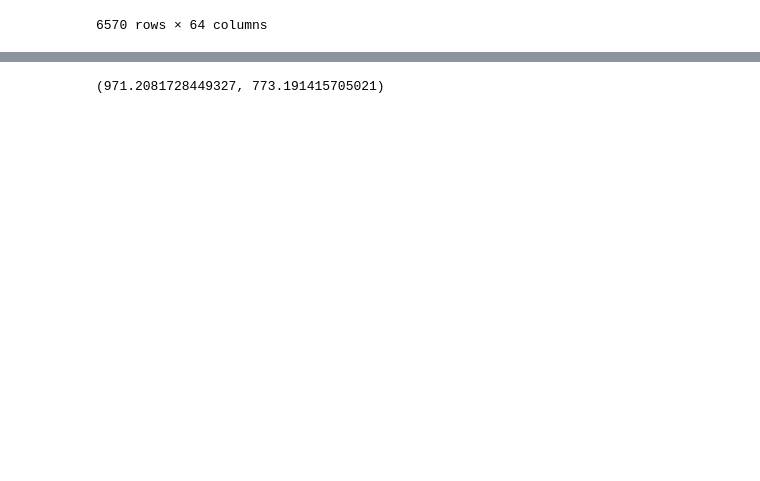
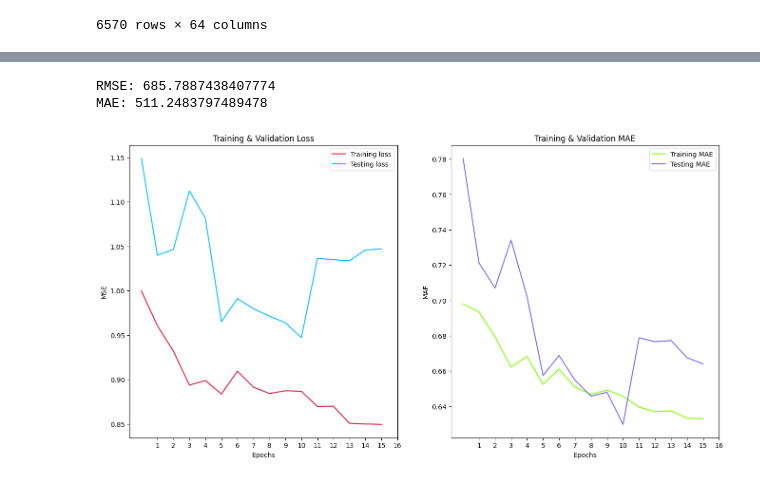
Before and after one commit to Joeszl/Traffic-Flow-Forecasting, a Jupyter notebook: code/03-modeling.ipynb, the cells around one changed output, grey strips where cells are left out. Cells and saved outputs as stored; diff of their text form; code cells hidden in the pictures; blank space fills up the shorter version.

```diff
--- a/code/03-modeling.ipynb
+++ b/code/03-modeling.ipynb
@@ -734,8 +776,8 @@ y_train_sc = scy.fit_transform(y_train)
 y_test_sc = scy.transform(y_test)
 # %%
 seq_len = 24
-batch_size = 2
-sampling_rate = 2
+batch_size = 8
+sampling_rate = 1
 
 train_gen = timeseries_dataset_from_array(
     X_train_sc,
@@ -752,9 +794,12 @@ val_gen = timeseries_dataset_from_array(
     sampling_rate = sampling_rate)
 # %%
 model = Sequential()
+es = EarlyStopping(patience=5)
 
 model.add(Input(shape=(seq_len, X_train.shape[1])))
-model.add(LSTM(32, return_sequences = True))
+
+model.add(BatchNormalization())
+model.add(LSTM(32, return_sequences = True, kernel_regularizer=l2(0.01)))
 model.add(Dropout(0.2))
 
 model.add(LSTM(32))
@@ -764,5 +809,8 @@ model.add(Dense(len(y_train.columns)))
 
 model.compile(loss = 'mse', optimizer = 'rmsprop', metrics = ['mae'])
 
-history = model.fit(train_gen, validation_data = val_gen, epochs = 10)
+history = model.fit(train_gen,
+                    validation_data = val_gen,
+                    epochs = 20,
+                    callbacks=es)
 # %% [output]
@@ -798,4 +840,29 @@ mae_original = mean_absolute_error(true_traffic, predicted_traffic)
-# %%
-rmse_original, mae_original
-# %% [output]
-(971.2081728449327, 773.191415705021)
+# %%
+print(f'RMSE: {root_mean_squared_error(true_traffic, predicted_traffic)}')
+print(f'MAE: {mean_absolute_error(true_traffic, predicted_traffic)}')
+# %% [output]
+RMSE: 685.7887438407774
+MAE: 511.2483797489478
+# %%
+plt.figure(figsize=(16, 8))
+# loss
+plt.subplot(1, 2, 1)
+plt.plot(history.history['loss'], label='Training loss', color='crimson')
+plt.plot(history.history['val_loss'], label='Testing loss', color='deepskyblue')
+plt.title('Training & Validation Loss')
+plt.xlabel('Epochs')
+plt.xticks(range(1, len(history.history['loss']) + 1)) # set to int for each epoch
+plt.ylabel('MSE')
+plt.legend()
+
+# mae
+plt.subplot(1, 2, 2)
+plt.plot(history.history['mae'], label='Training MAE', color='chartreuse')
+plt.plot(history.history['val_mae'], label='Testing MAE', color='mediumslateblue')
+plt.title('Training & Validation MAE')
+plt.xlabel('Epochs')
+plt.xticks(range(1, len(history.history['mae']) + 1))
+plt.ylabel('MAE')
+plt.legend();
+# %% [output]
+[figure, added]
```
Also changed, not shown: parts of 45 cells of this notebook, 6 other files.
